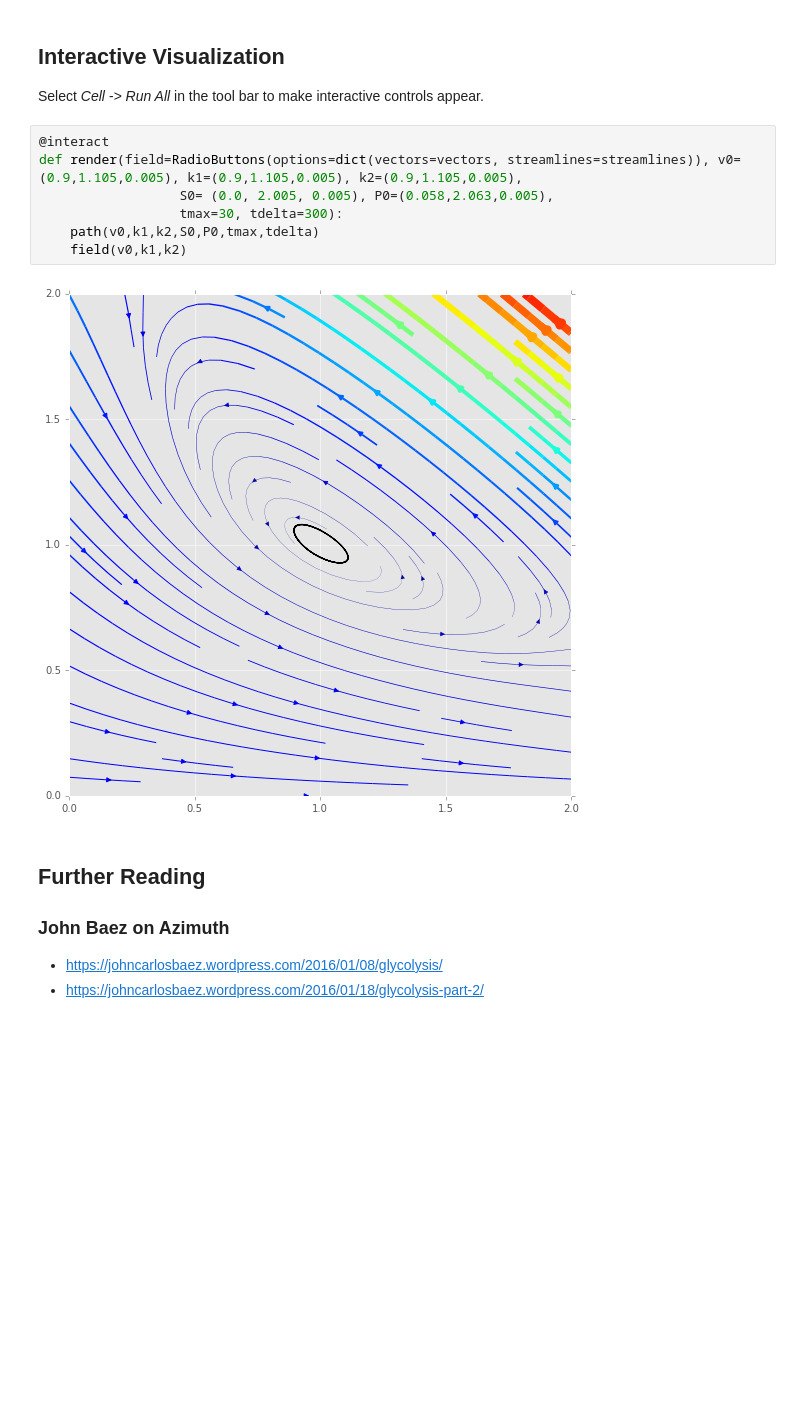
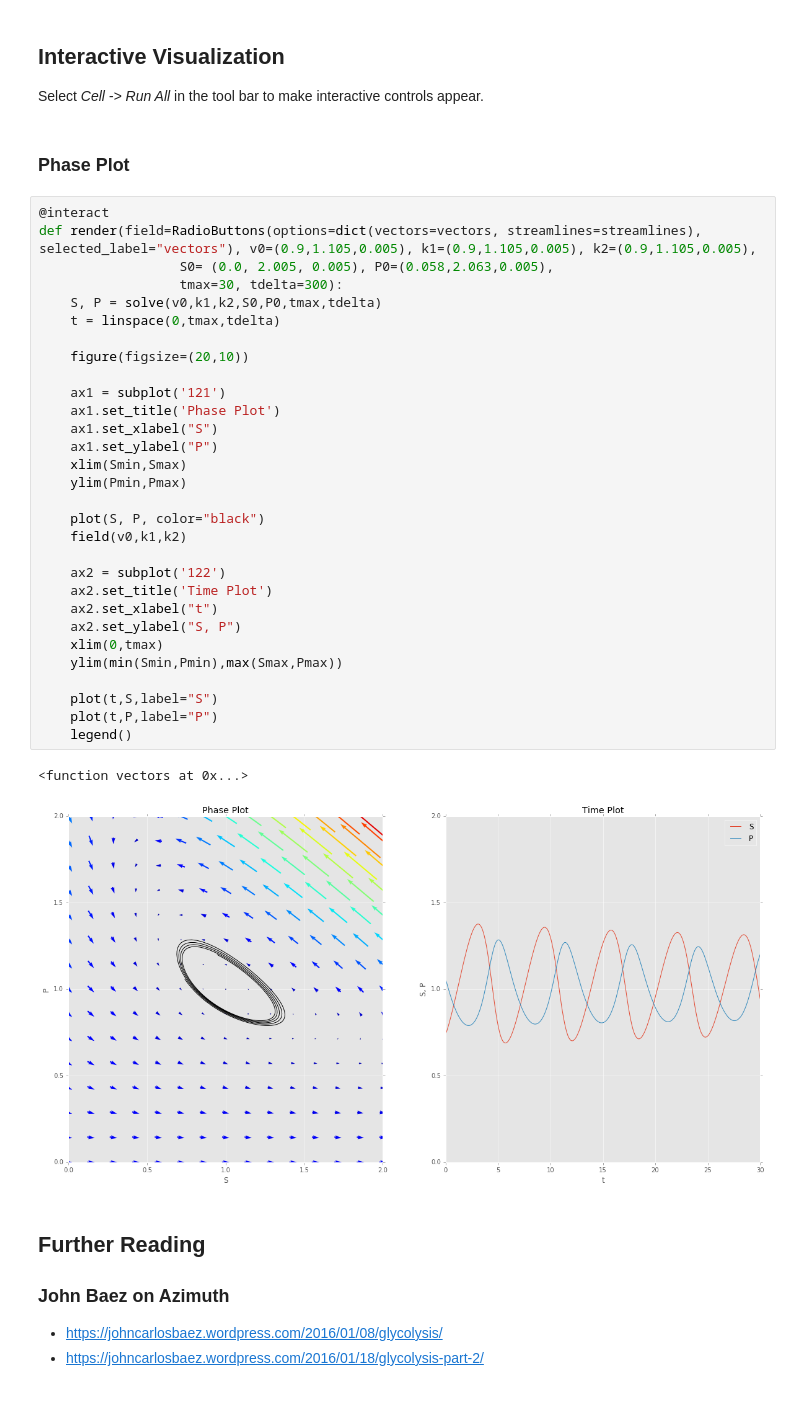
Before and after one commit to mhlr/notebooks, a Jupyter notebook: Higgins-Selkov.ipynb, the cells around one changed output. Cells and saved outputs as stored; diff of their text form; blank space fills up the shorter version.

Commit message:
version 3 - simultaneous phase and time plots - titles & labels on graphs

```diff
--- a/Higgins-Selkov.ipynb
+++ b/Higgins-Selkov.ipynb
@@ -84,15 +88,41 @@ def grid(v0,k1,k2):
 ## Interactive Visualization
 
 Select *Cell -> Run All* in the tool bar to make interactive controls appear.
+# %% [markdown]
+### Phase Plot
 # %%
 @interact
-def render(field=RadioButtons(options=dict(vectors=vectors, streamlines=streamlines)), v0=(0.9,1.105,0.005), k1=(0.9,1.105,0.005), k2=(0.9,1.105,0.005),
+def render(field=RadioButtons(options=dict(vectors=vectors, streamlines=streamlines), selected_label="vectors"), v0=(0.9,1.105,0.005), k1=(0.9,1.105,0.005), k2=(0.9,1.105,0.005),
                   S0= (0.0, 2.005, 0.005), P0=(0.058,2.063,0.005),
                   tmax=30, tdelta=300):
-    path(v0,k1,k2,S0,P0,tmax,tdelta)
+    S, P = solve(v0,k1,k2,S0,P0,tmax,tdelta)
+    t = linspace(0,tmax,tdelta)
+
+    figure(figsize=(20,10))
+
+    ax1 = subplot('121')
+    ax1.set_title('Phase Plot')
+    ax1.set_xlabel("S")
+    ax1.set_ylabel("P")
+    xlim(Smin,Smax)
+    ylim(Pmin,Pmax)
+
+    plot(S, P, color="black")
     field(v0,k1,k2)
+
+    ax2 = subplot('122')
+    ax2.set_title('Time Plot')
+    ax2.set_xlabel("t")
+    ax2.set_ylabel("S, P")
+    xlim(0,tmax)
+    ylim(min(Smin,Pmin),max(Smax,Pmax))
+
+    plot(t,S,label="S")
+    plot(t,P,label="P")
+    legend()
 # %% [output]
+<function vectors at 0x...>
-[figure, old version]
+[figure, new version]
 # %% [markdown]
 ## Further Reading
 
```
Also changed, not shown: parts of 1 cell of this notebook.
